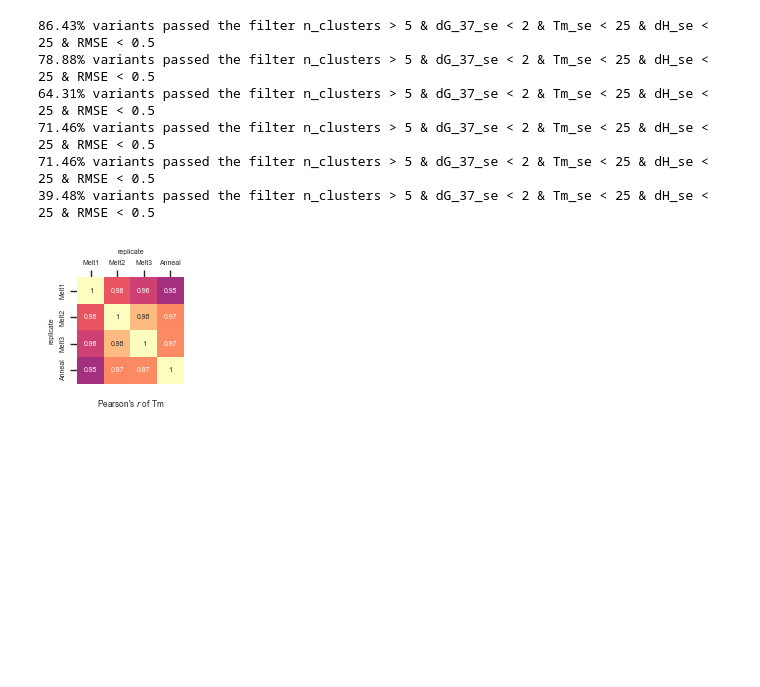
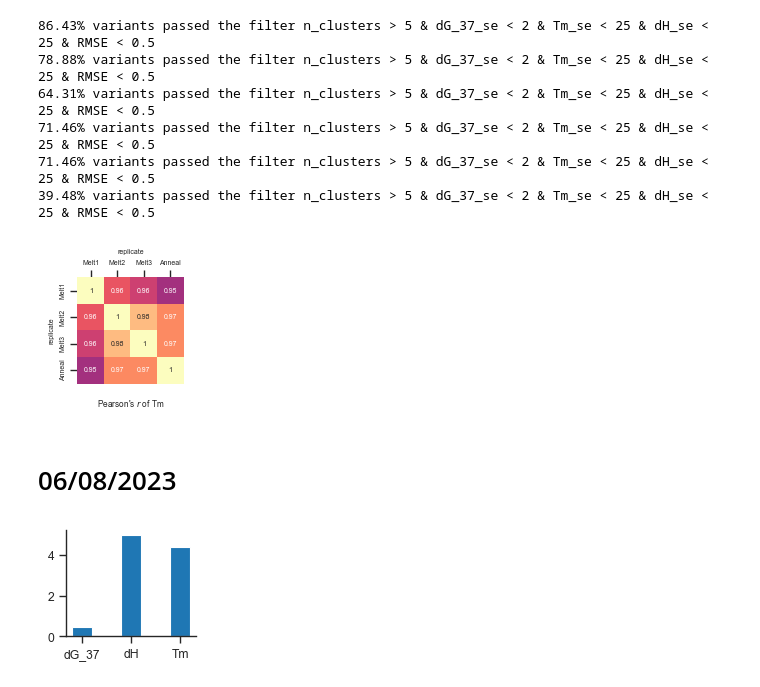
Before and after one commit to keyuxi/nnn_analysis, a Jupyter notebook: 230421_ECL_HPLC_figure2.ipynb, the cells around one changed output. Cells and saved outputs as stored; diff of their text form; code cells hidden in the pictures; blank space fills up the shorter version.

Commit message:
MUPACK model early version

```diff
--- a/230421_ECL_HPLC_figure2.ipynb
+++ b/230421_ECL_HPLC_figure2.ipynb
@@ -546,3 +546,22 @@ ax.set_title("Pearson's $r$ of "+param, y=-.3, size=label_font_size)
 util.save_fig('./fig/Fig1/Supp/corr_mat_%s.pdf'%param)
 # %% [output]
 [figure]
+# %% [markdown]
+# 06/08/2023
+# %%
+agg_result_file='./data/uv_melt/uvmelt_agg_230502.csv'
+uv_df = pd.read_csv(agg_result_file, index_col=1)
+arr_adjusted = pd.read_csv('./data/models/processed/arr_v1_adjusted_n=27732.csv', index_col=0)
+# %%
+vf = result_agg_df.query('is_hairpin & Na_mM == 25').sort_values(by=['conc_uM', 'n_curve', 'curve_date']).drop_duplicates(keep='last').merge(arr_adjusted, how='left', on='SEQID')
+vf = vf.dropna(subset=['Tm', 'dG_37'])
+# %%
+pnames = ['dG_37', 'dH', 'Tm']
+mae = [util.mae(vf[p+'_uv'], vf[p]) for p in pnames]
+# %%
+fig, ax = plt.subplots(figsize=(4.25*cm, 3.5*cm))
+plt.bar(pnames, mae, width = 0.4)
+sns.despine()
+util.save_fig('./fig/Fig2/MAE_UV.pdf')
+# %% [output]
+[figure, added]
```
Also changed, not shown: parts of 1 cell of this notebook, 11 other files.
